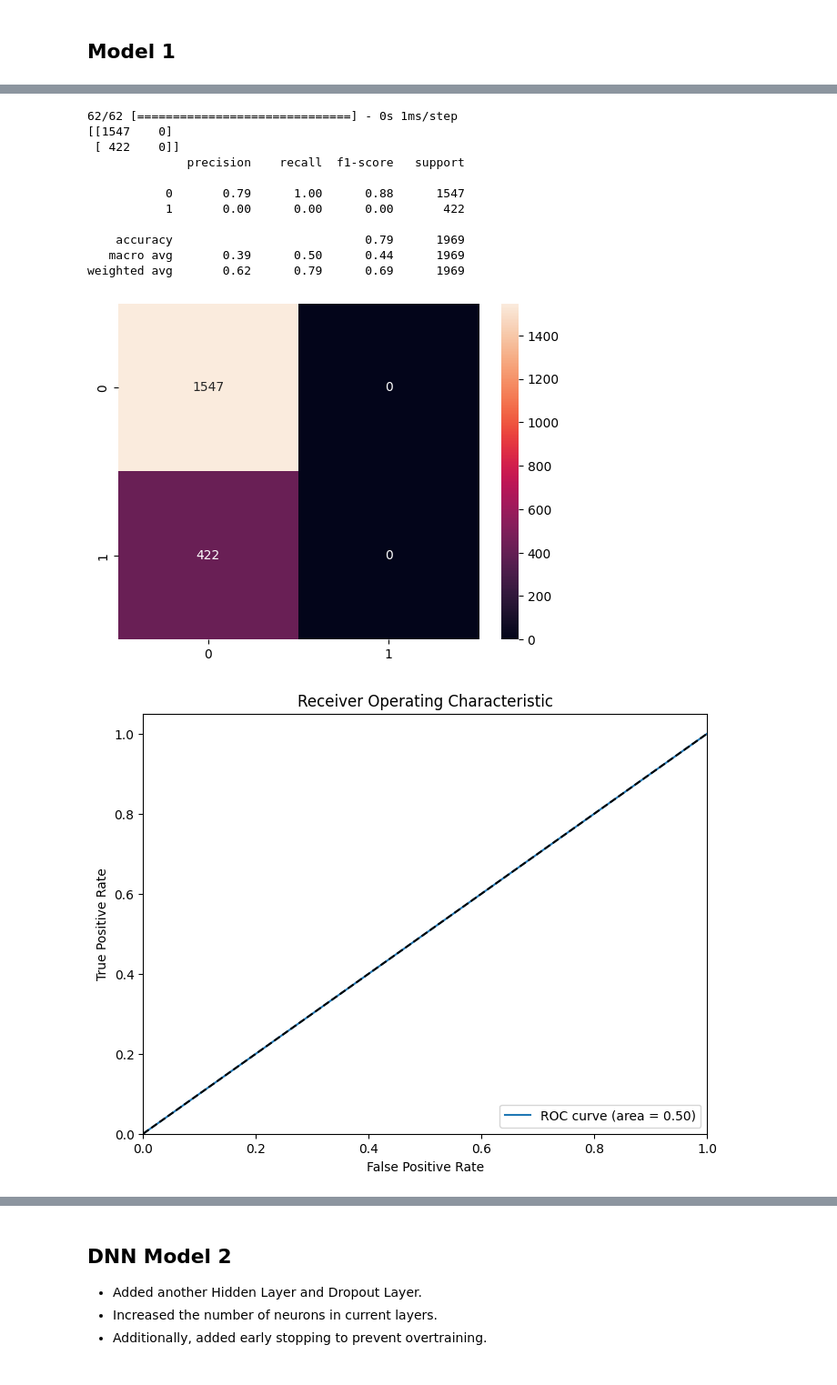
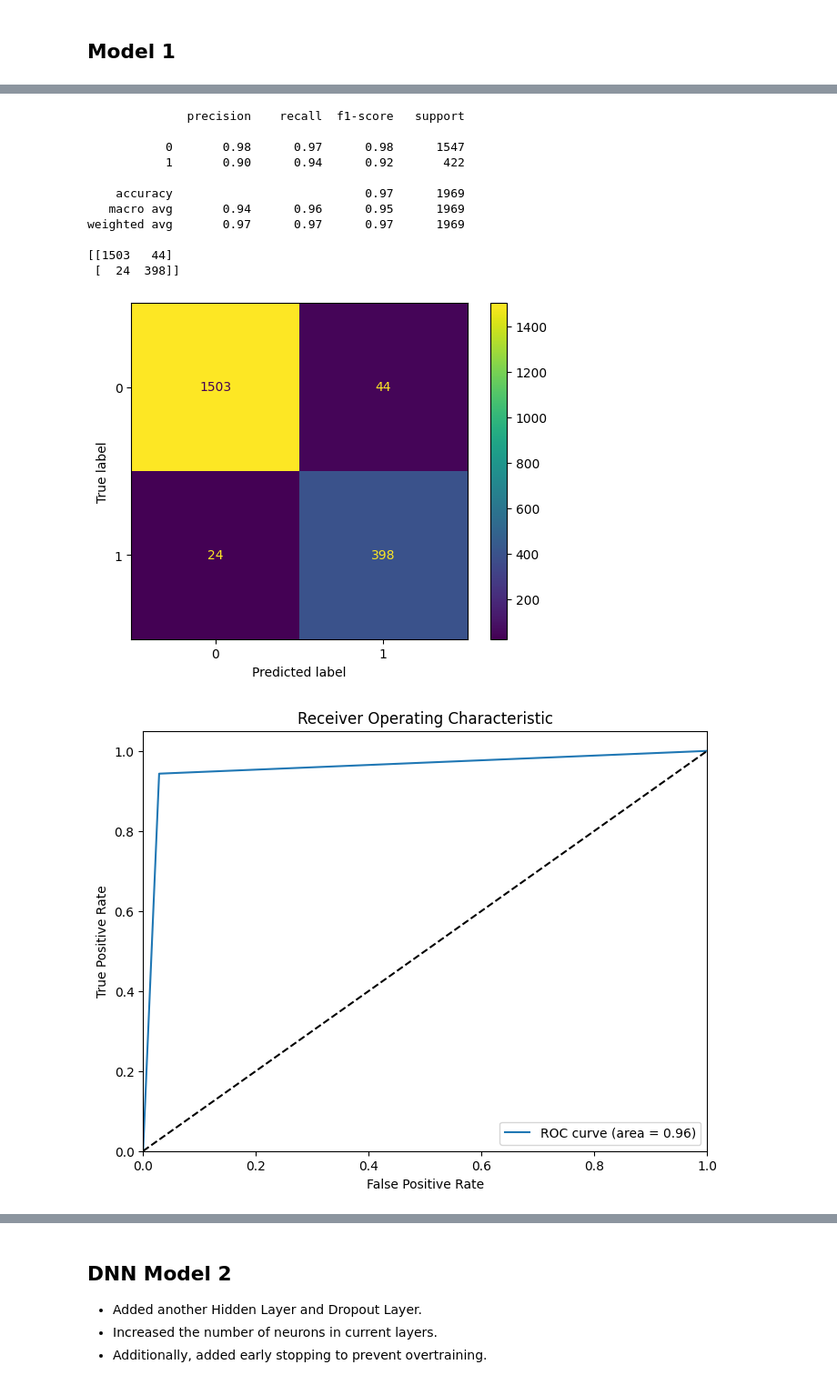
Before and after one commit to tkh-apu-master/dl-individual-assignment, a Jupyter notebook: DL_Individual_Assignment_transaction_dataset_csv_16052023.ipynb, the cells around one changed output, grey strips where cells are left out. Shown at 91% size. Cells and saved outputs as stored; diff of their text form; code cells hidden in the pictures.

```diff
--- a/DL_Individual_Assignment_transaction_dataset_csv_16052023.ipynb
+++ b/DL_Individual_Assignment_transaction_dataset_csv_16052023.ipynb
@@ -795,9 +799,9 @@ Make some visualizations for displaying the results based on previous module tut
 * ROC (Receiver Operating Characteristic) Curve: A plot that shows the performance of a binary classifier as the discrimination threshold is varied. You can use the scikit-learn library to calculate the ROC curve and plot it using matplotlib.
 * Precision-Recall Curve: A plot of the precision (positive predictive value) versus the recall (sensitivity) for different threshold values. You can use the scikit-learn library to calculate the precision-recall curve and plot it using matplotlib.
 # %%
-def show_model_performance(X_test, y_test, model):
+def show_model_performance(norm_test_f, y_test, model):
   # Evaluate the model
-  lost, accuracy = model.evaluate(X_test, y_test, verbose=0)
+  lost, accuracy = model.evaluate(norm_test_f, y_test, verbose=0)
   print('Loss:', lost)
   print('Accuracy:', accuracy)
 
@@ -819,15 +823,17 @@ def show_loss_and_accuracy_line_plot(history):
   plt.legend(['Train', 'Validation'], loc='upper left')
   plt.show()
 
-def show_confusion_matrix(y_test, model, X_test):
-    # Generate the confusion matrix and classification report
-    y_pred = np.argmax(model.predict(X_test), axis=-1)
-    confusion_mtx = confusion_matrix(y_test, y_pred)
-    print(confusion_mtx)
-    print(classification_report(y_test, y_pred))
+def show_confusion_matrix(y_test, model, y_pred_binary):
+  print(classification_report(y_test, y_pred_binary))
+  # create the confusion matrix
+  cm = confusion_matrix(y_test, y_pred_binary)
+  print(cm)
 
-    # Visualize the confusion matrix
-    sns.heatmap(confusion_mtx, annot=True, fmt='d')
+  # create the display object
+  disp = ConfusionMatrixDisplay(confusion_matrix=cm)
+
+  # plot the confusion matrix
+  disp.plot()
 
 def show_roc_curve_plot(y_test, y_pred):
   # Compute ROC curve and ROC area for each class
@@ -864,7 +870,6 @@ def show_precision_recall_curve_plot(y_test, y_pred):
 # %% [markdown]
 ## Model 1
 # %%
-# x_tr_resample, y_tr_resample
 # Number of neurons. No harm in changing the numbers, no guidelines here.
 L1 = 64 # First hidden layer neurons
 L2 = 32 # Second hidden layer neurons
@@ -897,12 +902,15 @@ model.compile(loss='binary_crossentropy', optimizer='adam', metrics=['accuracy']
 # Train the model
 history = model.fit(x_tr_resample, y_tr_resample, validation_split=0.2, epochs=24, batch_size=128, verbose=1)
 
-y_pred = np.argmax(model.predict(X_test), axis=-1)
+y_pred = model.predict(norm_test_f)
 
-show_model_performance(X_test, y_test, model)
+# Convert predicted probabilities to binary predictions
+y_pred_binary = np.where(y_pred > 0.5, 1, 0)
+
+show_model_performance(norm_test_f, y_test, model)
 show_loss_and_accuracy_line_plot(history)
-show_confusion_matrix(y_test, model, X_test)
-show_roc_curve_plot(y_test, y_pred)
-show_precision_recall_curve_plot(y_test, y_pred)
+show_confusion_matrix(y_test, model, y_pred_binary)
+show_roc_curve_plot(y_test, y_pred_binary)
+show_precision_recall_curve_plot(y_test, y_pred_binary)
 # %% [output]
 Epoch 1/24
@@ -927,13 +935,13 @@ Accuracy: 0.81208735704422
-62/62 [==============================] - 0s 1ms/step
-[[1547    0]
- [ 422    0]]
               precision    recall  f1-score   support
 
-           0       0.79      1.00      0.88      1547
-           1       0.00      0.00      0.00       422
+           0       0.98      0.97      0.98      1547
+           1       0.90      0.94      0.92       422
 
-    accuracy                           0.79      1969
-   macro avg       0.39      0.50      0.44      1969
-weighted avg       0.62      0.79      0.69      1969
+    accuracy                           0.97      1969
+   macro avg       0.94      0.96      0.95      1969
+weighted avg       0.97      0.97      0.97      1969
+
+[[1503   44]
+ [  24  398]]
-[figure, old version]
+[figure, new version]
-[figure, old version]
+[figure, new version]
```
Also changed, not shown: parts of 16 cells of this notebook.
